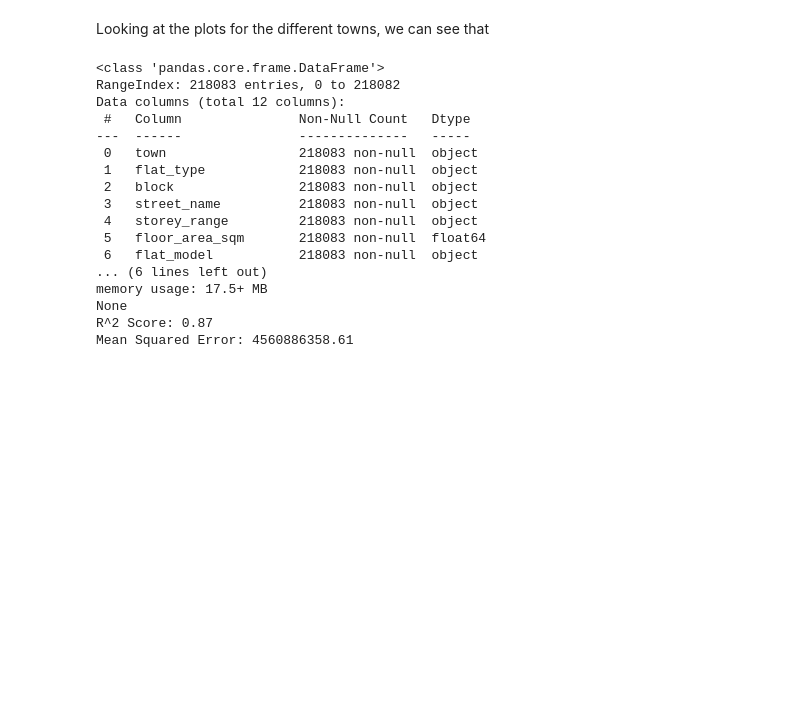
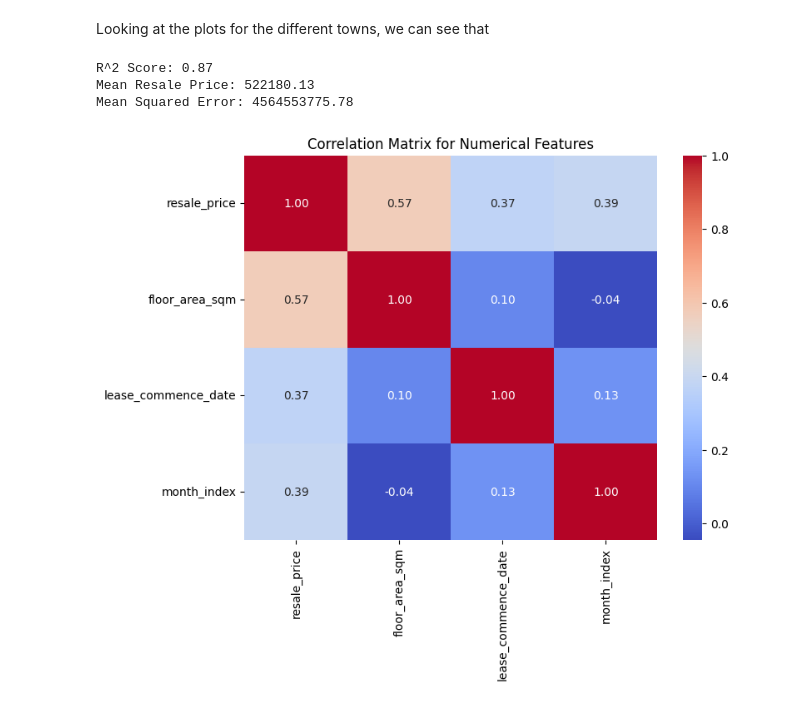
Before and after one commit to yapyande/Audit-Analytics, a Jupyter notebook: Project.ipynb, the cells around one changed output. Cells and saved outputs as stored; diff of their text form; code cells hidden in the pictures; blank space fills up the shorter version.

```diff
--- a/Project.ipynb
+++ b/Project.ipynb
@@ -134,6 +134,7 @@ from sklearn.metrics import mean_squared_error, r2_score
 # Extract year and month from 'month'
 resale_flats_clean['month_year'] = resale_flats_clean['month'].dt.year  # Extract year
 resale_flats_clean['month_month'] = resale_flats_clean['month'].dt.month  # Extract month
+resale_flats_clean['month_index'] = resale_flats_clean['month'].dt.year * 12 + resale_flats_clean['month'].dt.month  # Create a continuous month index
 resale_flats_clean['lease_commence_date'] = resale_flats_clean['lease_commence_date'].dt.year  # Extract year from lease_commence_date
 
 # Drop the original 'month' column
@@ -141,7 +142,7 @@ resale_flats_clean = resale_flats_clean.drop(columns=['month'])
 # print(resale_flats_clean.info())
 
 # Define features and target variable
-features = ['month_year', 'month_month', 'town', 'flat_type', 'flat_model', 'floor_area_sqm', 'storey_range', 'lease_commence_date']
+features = ['month_index', 'town', 'flat_type', 'flat_model', 'floor_area_sqm', 'storey_range', 'lease_commence_date']
 X = resale_flats_clean[features]
 y = resale_flats_clean['resale_price']
 
@@ -151,48 +152,45 @@ preprocessor = ColumnTransformer(
         ('flat_model', OneHotEncoder(handle_unknown='ignore'), ['flat_model']),
         ('town', OneHotEncoder(handle_unknown='ignore'), ['town']),
         ('storey_range', OneHotEncoder(handle_unknown='ignore'), ['storey_range']),
         ('flat_type', OneHotEncoder(handle_unknown='ignore'), ['flat_type']),  # Use OneHotEncoder for 'flat_type'
-        ('numeric', 'passthrough', ['month_year', 'month_month', 'floor_area_sqm', 'lease_commence_date'])  # Keep numerical columns as is
+        ('numeric', 'passthrough', ['month_index', 'floor_area_sqm', 'lease_commence_date'])  # Keep numerical columns as is
     ]
 )
 
 # Create the pipeline with the preprocessing step and Linear Regression model
 pipeline = Pipeline(steps=[
     ('preprocessor', preprocessor),
     ('regressor', LinearRegression())
 ])
 
 # Split the data into training and testing sets (80% train, 20% test)
 X_train, X_test, y_train, y_test = train_test_split(X, y, test_size=0.2, random_state=23)
 
 # Fit the model
 pipeline.fit(X_train, y_train)
 
 # Predict and evaluate the model
 y_pred = pipeline.predict(X_test)
 
 # Calculate R^2 and Mean Squared Error
 r2 = r2_score(y_test, y_pred)
 mse = mean_squared_error(y_test, y_pred)
+mean_resale_price = y_train.mean()  # or y_test.mean() for testing data
 
 print(f'R^2 Score: {r2:.2f}')
+print(f'Mean Resale Price: {mean_resale_price:.2f}')
 print(f'Mean Squared Error: {mse:.2f}')
+
+#Calculate correlation matrix for numerical features
+numerical_features = resale_flats_clean[['resale_price', 'floor_area_sqm', 'lease_commence_date', 'month_index']]
+correlation_matrix = numerical_features.corr()
+plt.figure(figsize=(8, 6))
+sns.heatmap(correlation_matrix, annot=True, cmap='coolwarm', fmt=".2f")
+plt.title('Correlation Matrix for Numerical Features')
+plt.show()
 # %% [output]
-<class 'pandas.core.frame.DataFrame'>
-RangeIndex: 218083 entries, 0 to 218082
-Data columns (total 12 columns):
- #   Column               Non-Null Count   Dtype
----  ------               --------------   -----
- 0   town                 218083 non-null  object
- 1   flat_type            218083 non-null  object
- 2   block                218083 non-null  object
- 3   street_name          218083 non-null  object
- 4   storey_range         218083 non-null  object
- 5   floor_area_sqm       218083 non-null  float64
- 6   flat_model           218083 non-null  object
-... (6 lines left out)
-memory usage: 17.5+ MB
-None
 R^2 Score: 0.87
-Mean Squared Error: 4560886358.61
+Mean Resale Price: 522180.13
+Mean Squared Error: 4564553775.78
+[figure, added]
 # %% [markdown]
```
Also changed, not shown: parts of 2 cells of this notebook.
